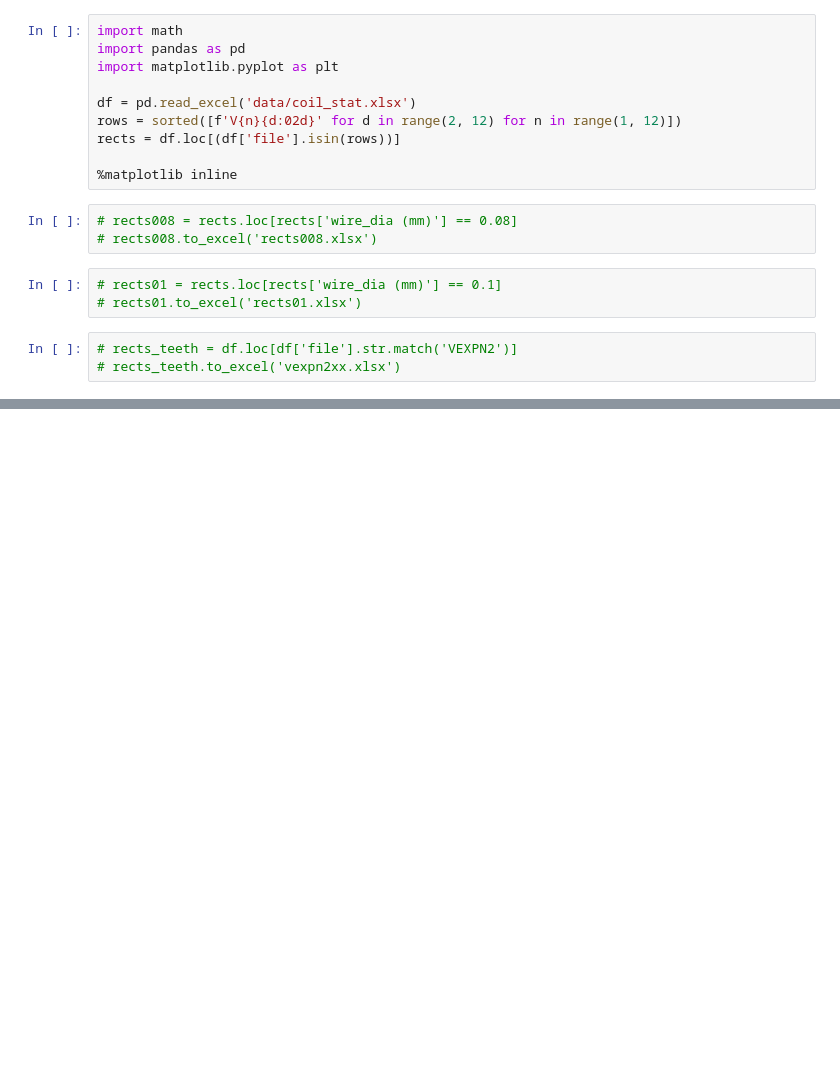
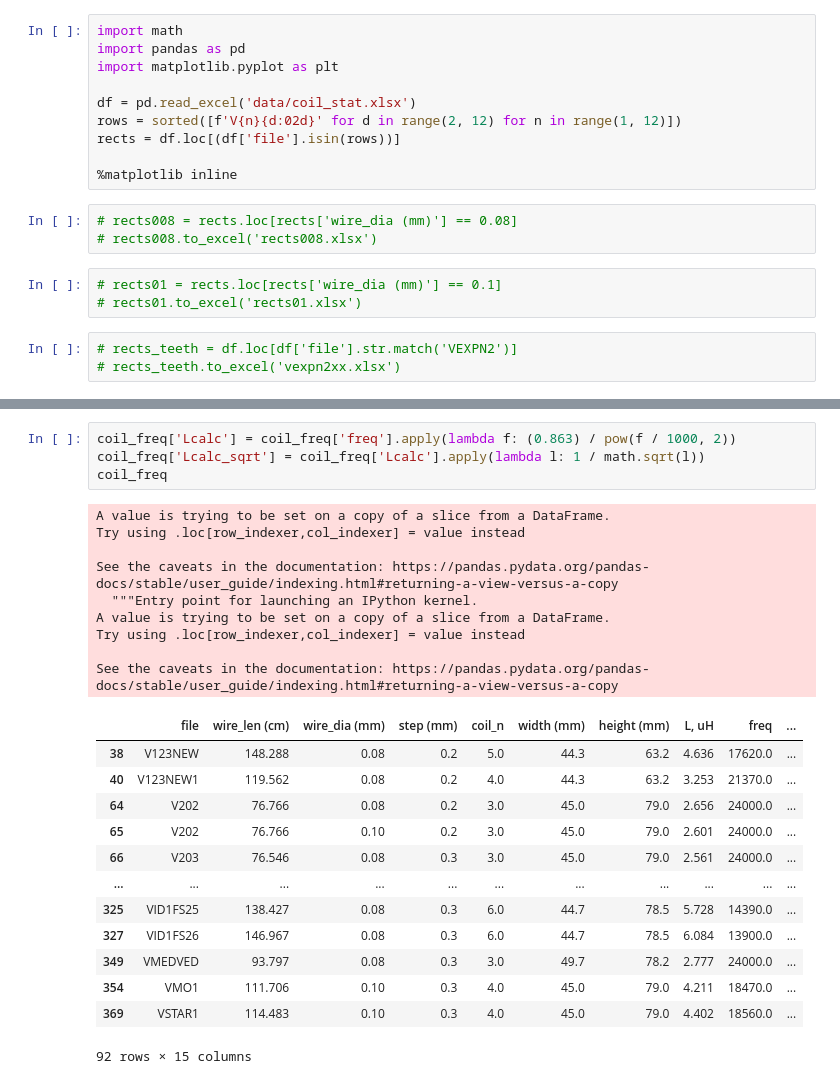
Before and after one commit to igrekus/coil-report, a Jupyter notebook: coil-Lsqrt.ipynb, the cells around one changed output, grey strips where cells are left out. Cells and saved outputs as stored; diff of their text form; blank space fills up the shorter version.

```diff
--- a/coil-Lsqrt.ipynb
+++ b/coil-Lsqrt.ipynb
@@ -41,0 +42,27 @@ See the caveats in the documentation: https://pandas.pydata.org/pandas-docs/stab
+# %%
+coil_freq['Lcalc'] = coil_freq['freq'].apply(lambda f: (0.863) / pow(f / 1000, 2))
+coil_freq['Lcalc_sqrt'] = coil_freq['Lcalc'].apply(lambda l: 1 / math.sqrt(l))
+coil_freq
+# %% [output]
+A value is trying to be set on a copy of a slice from a DataFrame.
+Try using .loc[row_indexer,col_indexer] = value instead
+
+See the caveats in the documentation: https://pandas.pydata.org/pandas-docs/stable/user_guide/indexing.html#returning-a-view-versus-a-copy
+  """Entry point for launching an IPython kernel.
+A value is trying to be set on a copy of a slice from a DataFrame.
+Try using .loc[row_indexer,col_indexer] = value instead
+
+See the caveats in the documentation: https://pandas.pydata.org/pandas-docs/stable/user_guide/indexing.html#returning-a-view-versus-a-copy
+|  | file | wire_len (cm) | wire_dia (mm) | step (mm) | coil_n | width (mm) | height (mm) | L, uH | freq | ... |
+| 38 | V123NEW | 148.288 | 0.08 | 0.2 | 5.0 | 44.3 | 63.2 | 4.636 | 17620.0 | ... |
+| 40 | V123NEW1 | 119.562 | 0.08 | 0.2 | 4.0 | 44.3 | 63.2 | 3.253 | 21370.0 | ... |
+| 64 | V202 | 76.766 | 0.08 | 0.2 | 3.0 | 45.0 | 79.0 | 2.656 | 24000.0 | ... |
+| 65 | V202 | 76.766 | 0.10 | 0.2 | 3.0 | 45.0 | 79.0 | 2.601 | 24000.0 | ... |
+| 66 | V203 | 76.546 | 0.08 | 0.3 | 3.0 | 45.0 | 79.0 | 2.561 | 24000.0 | ... |
+| ... | ... | ... | ... | ... | ... | ... | ... | ... | ... | ... |
+| 325 | VID1FS25 | 138.427 | 0.08 | 0.3 | 6.0 | 44.7 | 78.5 | 5.728 | 14390.0 | ... |
+| 327 | VID1FS26 | 146.967 | 0.08 | 0.3 | 6.0 | 44.7 | 78.5 | 6.084 | 13900.0 | ... |
+| 349 | VMEDVED | 93.797 | 0.08 | 0.3 | 3.0 | 49.7 | 78.2 | 2.777 | 24000.0 | ... |
+| 354 | VMO1 | 111.706 | 0.10 | 0.3 | 4.0 | 45.0 | 79.0 | 4.211 | 18470.0 | ... |
+| 369 | VSTAR1 | 114.483 | 0.10 | 0.3 | 4.0 | 45.0 | 79.0 | 4.402 | 18560.0 | ... |
+92 rows × 15 columns
```
Also changed, not shown: parts of 11 cells of this notebook.
